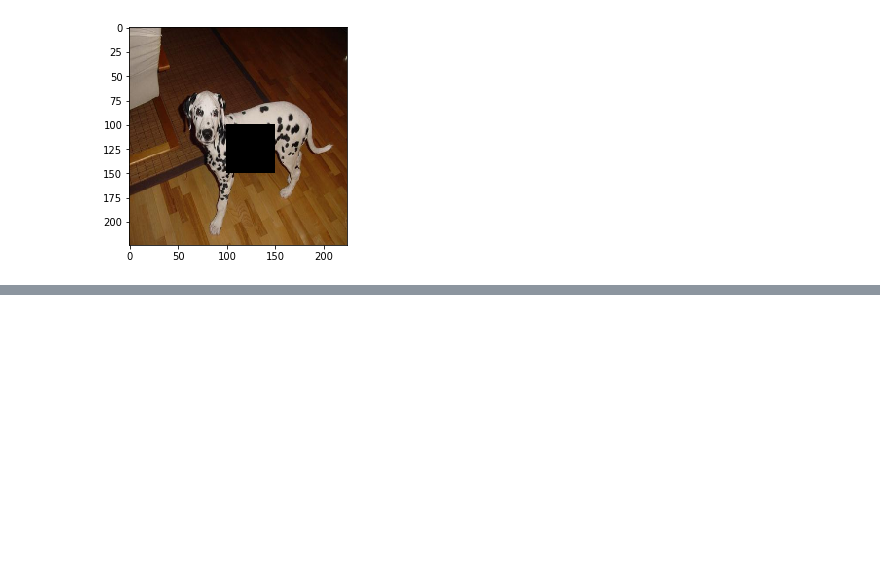
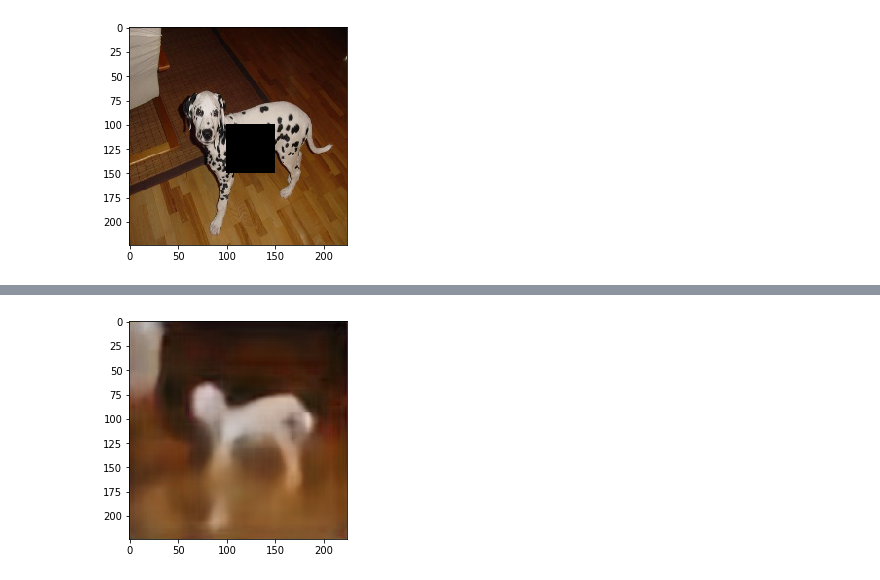
Before and after one commit to chkda/neural-inpainting, a Jupyter notebook: neural_inpainting.ipynb, the cells around one changed output, grey strips where cells are left out. Cells and saved outputs as stored; diff of their text form; code cells hidden in the pictures; blank space fills up the shorter version.

```diff
--- a/neural_inpainting.ipynb
+++ b/neural_inpainting.ipynb
@@ -237,0 +219,7 @@ KeyboardInterrupt: ignored
+# %%
+ pred = ae(np.expand_dims(inps[0],axis=0))
+# %%
+plt.imshow(np.squeeze(pred,axis=0))
+plt.show()
+# %% [output]
+[figure, added]
```
Also changed, not shown: parts of 5 cells of this notebook.
